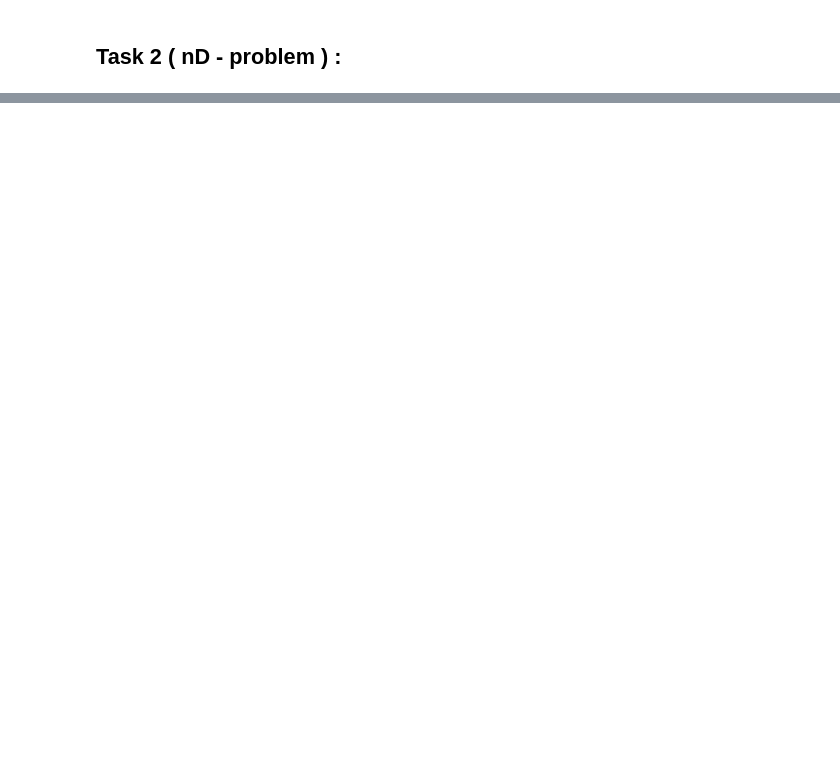
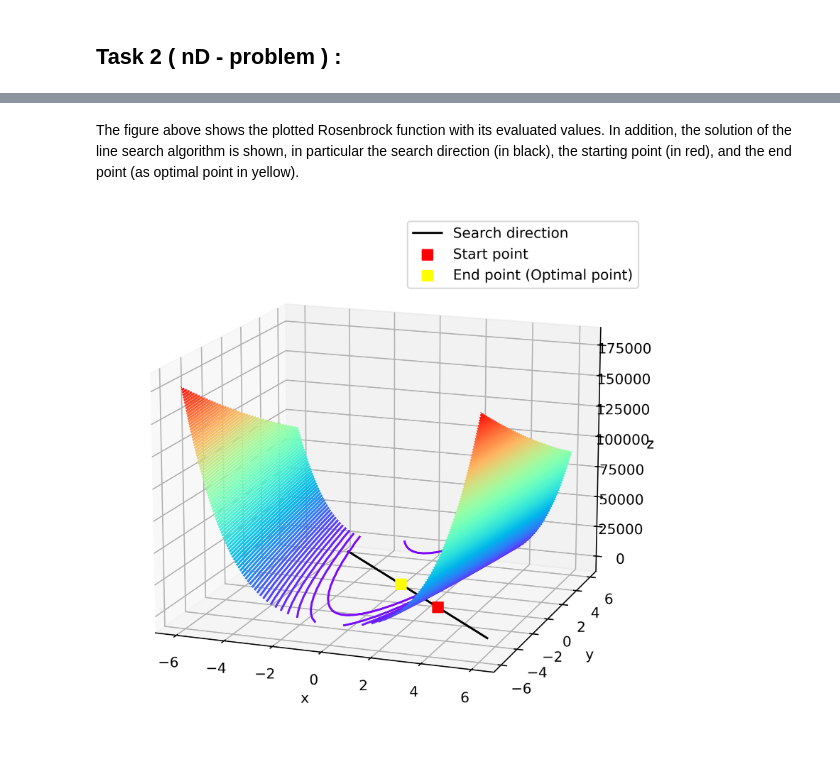
Before and after one commit to harifel/NumericalOptimization, a Jupyter notebook: HW1_group5.ipynb, the cells around one changed output, grey strips where cells are left out. Saved outputs shown, nothing was run; the diff lists cells and outputs as text; code cells hidden in the pictures; blank space fills up the shorter version.

```diff
--- a/HW1_group5.ipynb
+++ b/HW1_group5.ipynb
@@ -260,0 +319,18 @@ plt.savefig("3Dplot.png", dpi=400)
+# %% [markdown]
+The figure above shows the plotted Rosenbrock function with its evaluated values. In addition, the solution of the line search algorithm is shown, in particular the search direction (in black), the starting point (in red), and the end point (as optimal point in yellow).
+# %%
+fig = plt.figure(figsize=((9,7)), dpi = 400)
+ax = plt.axes(projection='3d')
+ax.contour3D(xx,yy,zz.reshape(xx.shape),100,cmap="rainbow")
+ax.set_xlabel('x')
+ax.set_ylabel('y')
+ax.set_zlabel('z');
+
+ax.plot(X[:,0],X[:,1],0,'black',label="Search direction")
+ax.scatter(x0[0,0], x0[0,1], 0,marker="s",label="Start point",s=50,color='red')
+ax.scatter(Xs[0,0], Xs[0,1], 0, marker="s",label="End point (Optimal point)",s=50,color='yellow')
+ax.legend()
+
+ax.view_init(15, 290)
+# %% [output]
+[figure, added]
```
Also changed, not shown: parts of 26 cells of this notebook, 1 other file.
